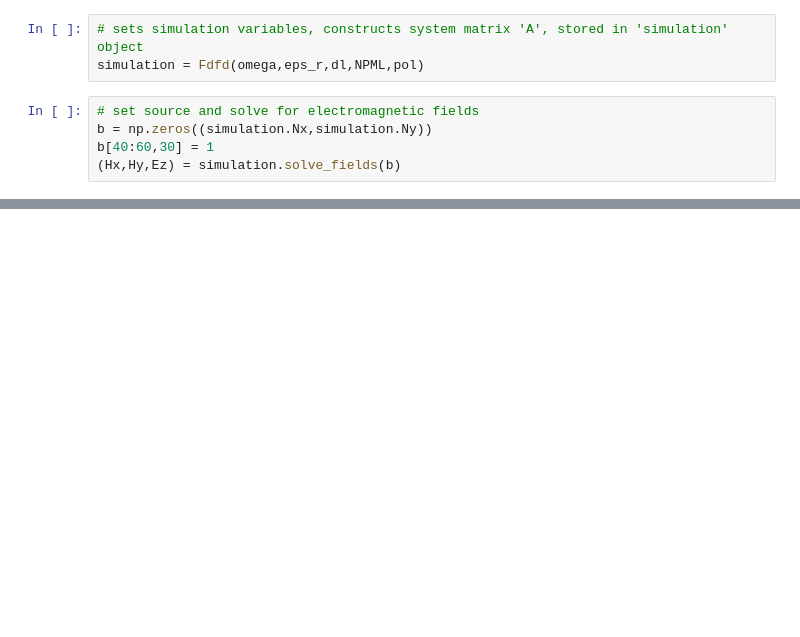
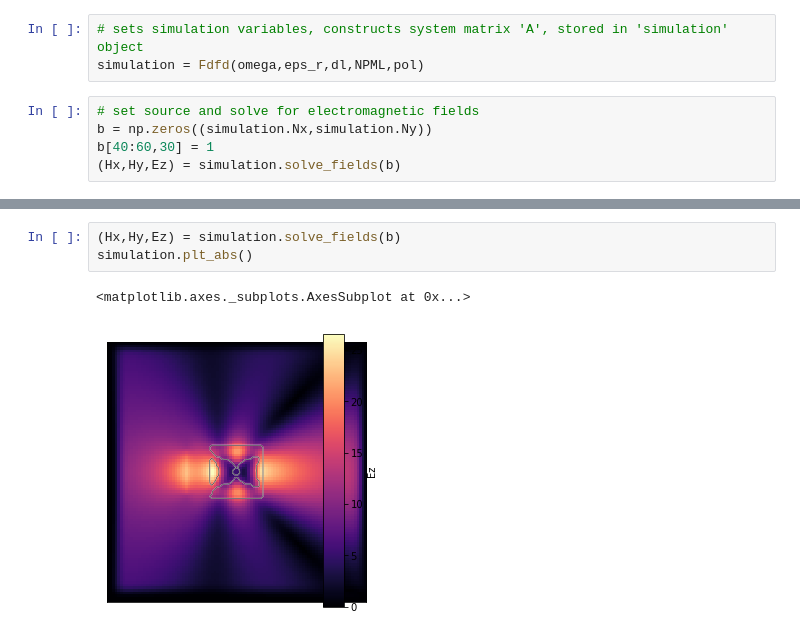
Before and after one commit to fancompute/angler, a Jupyter notebook: optimization.ipynb, the cells around one changed output, grey strips where cells are left out. Cells and saved outputs as stored; diff of their text form; blank space fills up the shorter version.

```diff
--- a/optimization.ipynb
+++ b/optimization.ipynb
@@ -71,0 +68,6 @@ plt.plot(obj_fns)
+# %%
+(Hx,Hy,Ez) = simulation.solve_fields(b)
+simulation.plt_abs()
+# %% [output]
+<matplotlib.axes._subplots.AxesSubplot at 0x...>
+[figure, added]
```
Also changed, not shown: parts of 8 cells of this notebook, 2 other files.
